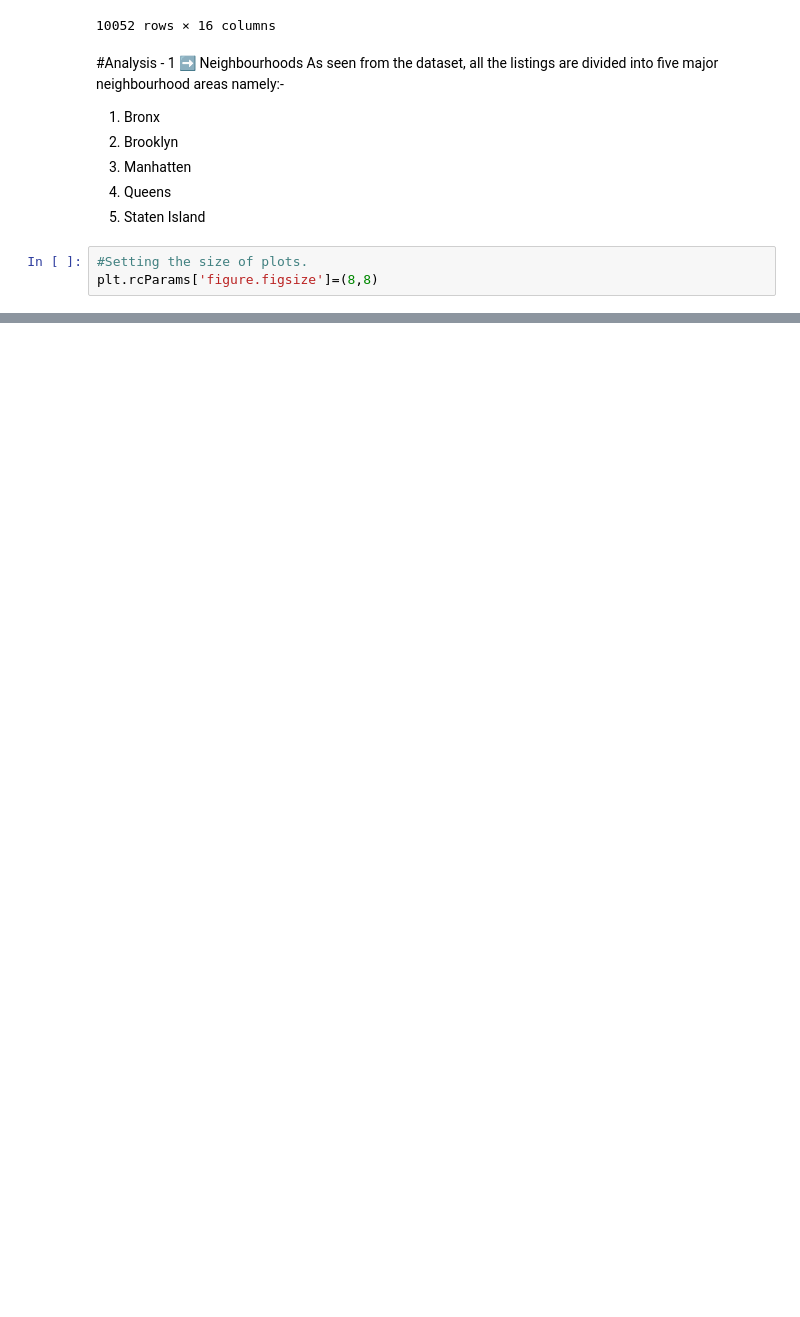
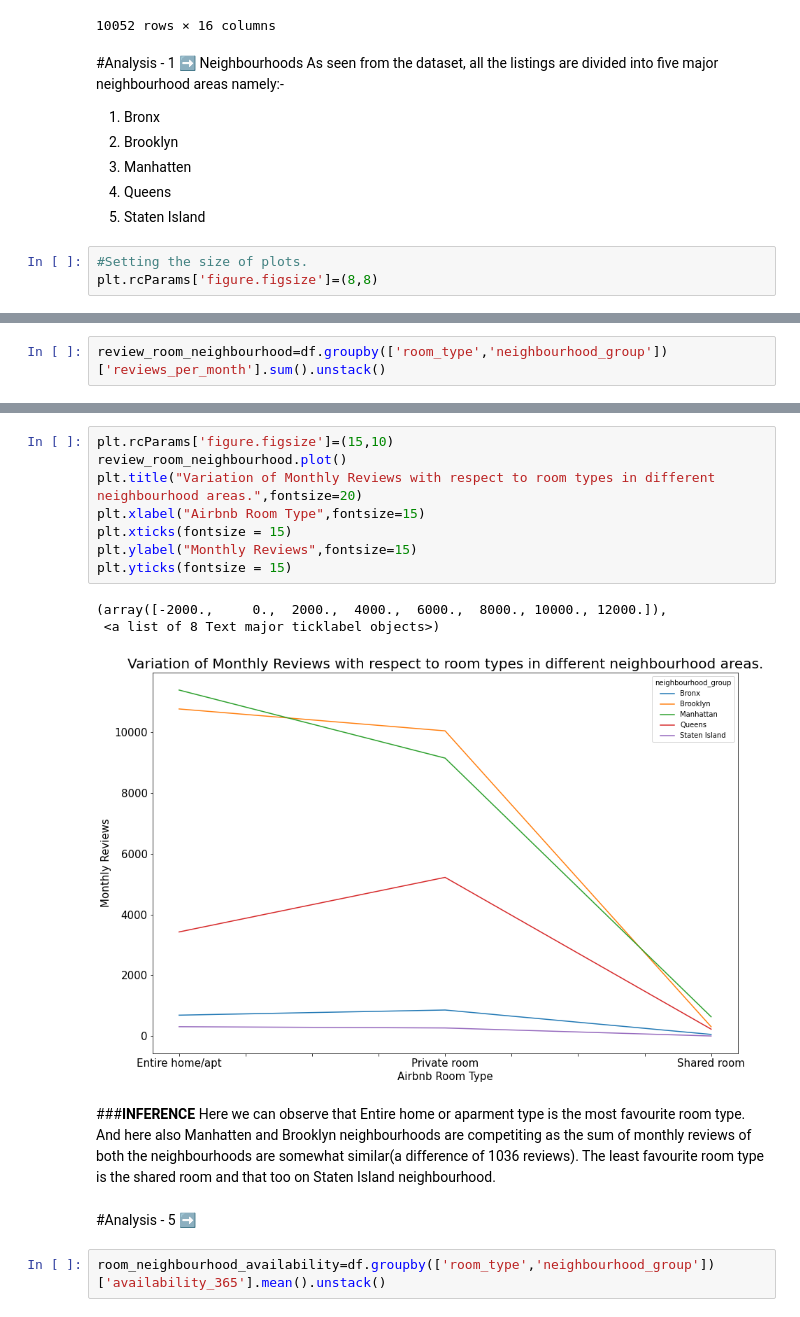
Before and after one commit to shubhamjangid510/EDA-Capstone-Airbnb-Analysis, a Jupyter notebook: Airbnb_Bookings_Analysis_Capstone_Project.ipynb, the cells around one changed output, grey strips where cells are left out. Saved outputs shown, nothing was run; the diff lists cells and outputs as text; blank space fills up the shorter version.

```diff
--- a/Airbnb_Bookings_Analysis_Capstone_Project.ipynb
+++ b/Airbnb_Bookings_Analysis_Capstone_Project.ipynb
@@ -176,0 +243,2 @@ After Manhatten Brooklyn has the most listings and Staten Island has the least n
+# %%
+review_room_neighbourhood=df.groupby(['room_type','neighbourhood_group'])['reviews_per_month'].sum().unstack()
@@ -176,0 +253,19 @@ After Manhatten Brooklyn has the most listings and Staten Island has the least n
+# %%
+plt.rcParams['figure.figsize']=(15,10)
+review_room_neighbourhood.plot()
+plt.title("Variation of Monthly Reviews with respect to room types in different neighbourhood areas.",fontsize=20)
+plt.xlabel("Airbnb Room Type",fontsize=15)
+plt.xticks(fontsize = 15)
+plt.ylabel("Monthly Reviews",fontsize=15)
+plt.yticks(fontsize = 15)
+# %% [output]
+(array([-2000.,     0.,  2000.,  4000.,  6000.,  8000., 10000., 12000.]),
+ <a list of 8 Text major ticklabel objects>)
+[figure, added]
+# %% [markdown]
+###**INFERENCE**
+Here we can observe that Entire home or aparment type is the most favourite room type. And here also Manhatten and Brooklyn neighbourhoods are competiting as the sum of monthly reviews of both the neighbourhoods are somewhat similar(a difference of 1036 reviews). The least favourite room type is the shared room and that too on Staten Island neighbourhood.
+# %% [markdown]
+#Analysis - 5 ➡
+# %%
+room_neighbourhood_availability=df.groupby(['room_type','neighbourhood_group'])['availability_365'].mean().unstack()
```
Also changed, not shown: parts of 21 cells of this notebook.
